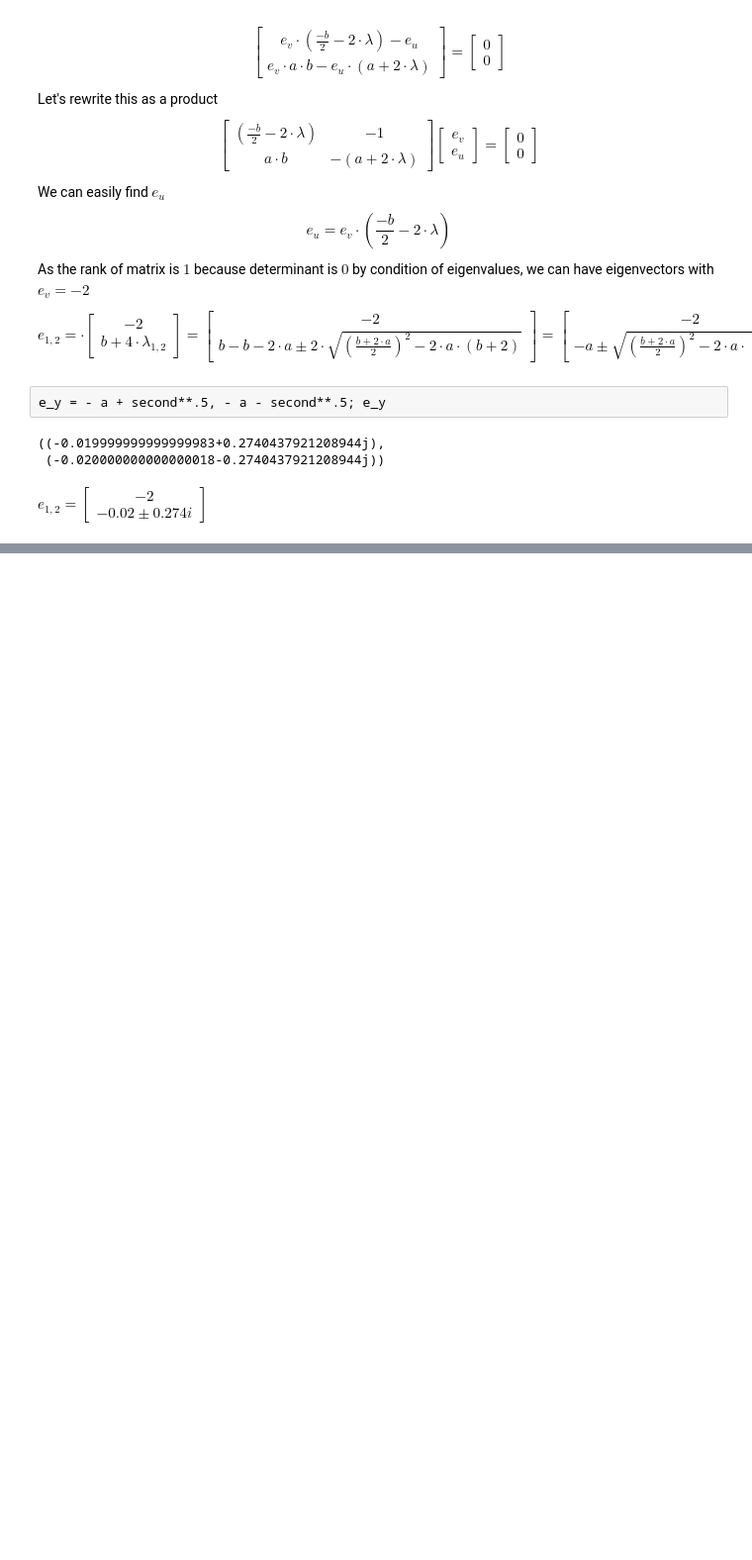
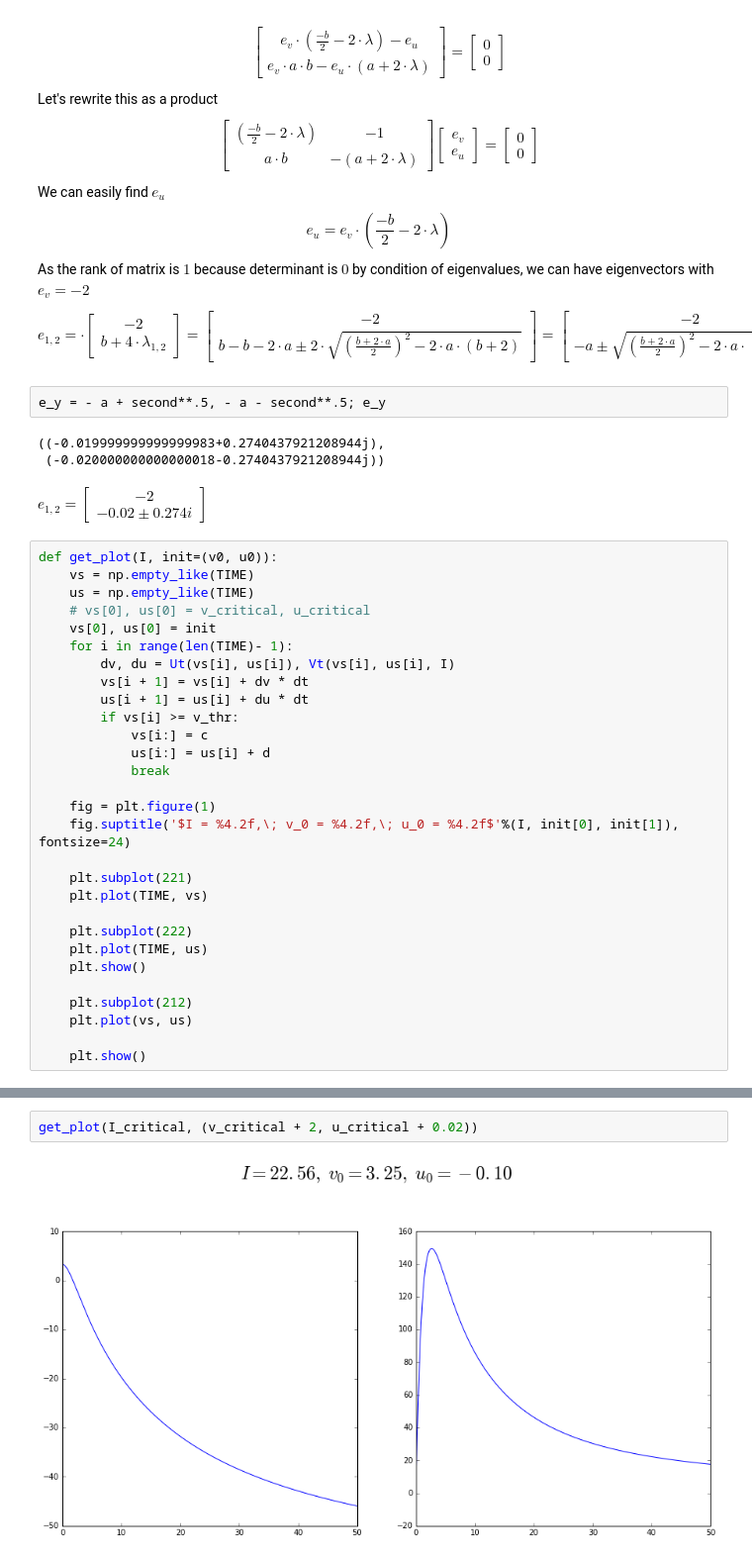
Before and after one commit to char-lie/physical-informatics, a Jupyter notebook: Lab4/lab4.ipynb, the cells around one changed output, grey strips where cells are left out. Shown at 99% size. Drawn from its saved outputs; the diff is of its cells as text; blank space fills up the shorter version.

```diff
--- a/Lab4/lab4.ipynb
+++ b/Lab4/lab4.ipynb
@@ -228,3 +228,32 @@ $e_{1, 2} = \begin{bmatrix}
 -2 \\
 - 0.02 \pm 0.274i
 \end{bmatrix}$
+# %%
+def get_plot(I, init=(v0, u0)):
+    vs = np.empty_like(TIME)
+    us = np.empty_like(TIME)
+    # vs[0], us[0] = v_critical, u_critical
+    vs[0], us[0] = init
+    for i in range(len(TIME)- 1):
+        dv, du = Ut(vs[i], us[i]), Vt(vs[i], us[i], I)
+        vs[i + 1] = vs[i] + dv * dt
+        us[i + 1] = us[i] + du * dt
+        if vs[i] >= v_thr:
+            vs[i:] = c
+            us[i:] = us[i] + d
+            break
+
+    fig = plt.figure(1)
+    fig.suptitle('$I = %4.2f,\; v_0 = %4.2f,\; u_0 = %4.2f$'%(I, init[0], init[1]), fontsize=24)
+
+    plt.subplot(221)
+    plt.plot(TIME, vs)
+
+    plt.subplot(222)
+    plt.plot(TIME, us)
+    plt.show()
+
+    plt.subplot(212)
+    plt.plot(vs, us)
+
+    plt.show()
@@ -230,0 +265,4 @@ $e_{1, 2} = \begin{bmatrix}
+# %%
+get_plot(I_critical, (v_critical + 2, u_critical + 0.02))
+# %% [output]
+[figure, added]
```
Also changed, not shown: parts of 8 cells of this notebook.
